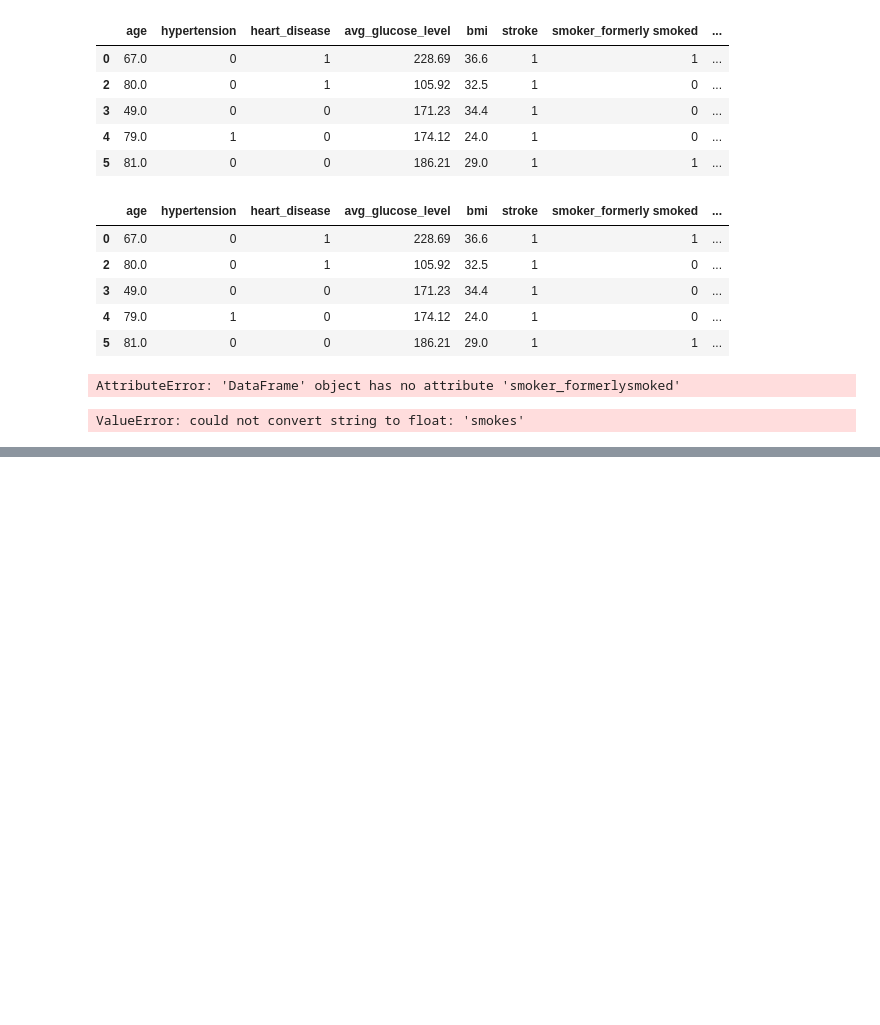
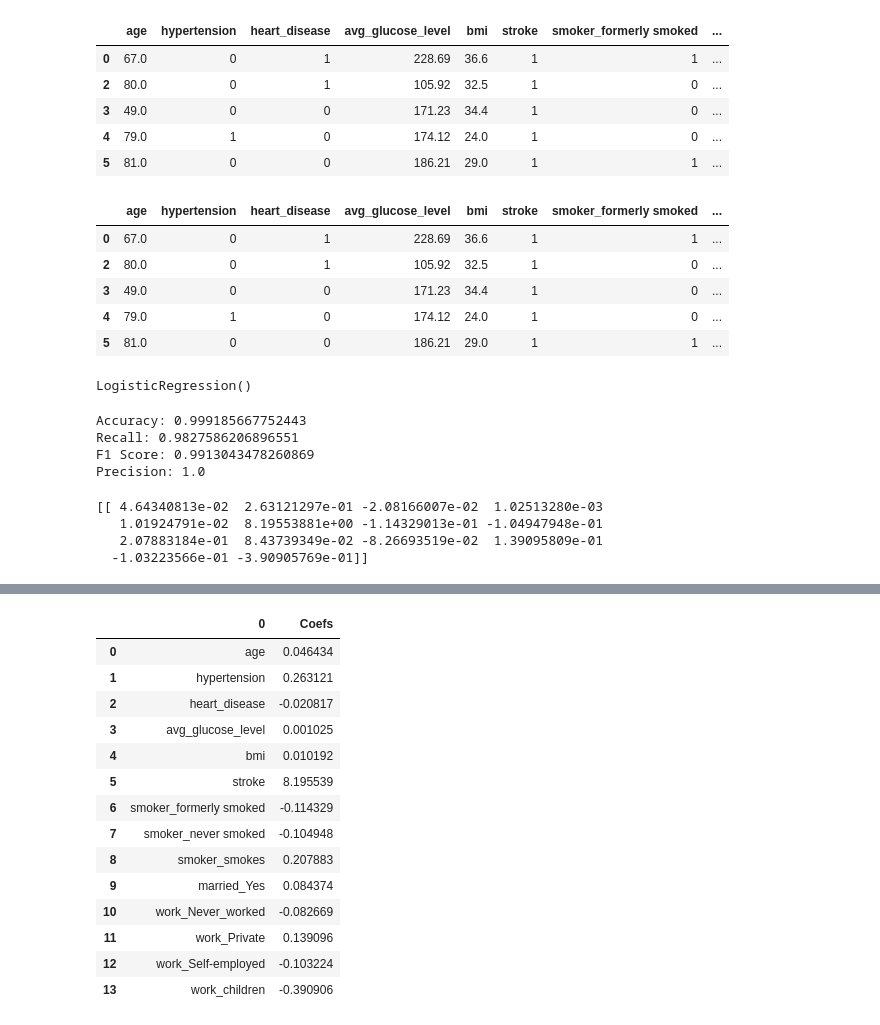
Before and after one commit to Jacobheyman702/Stroke_Classification-, a Jupyter notebook: Stroke_classifier.ipynb, the cells around one changed output, grey strips where cells are left out. Cells and saved outputs as stored; diff of their text form; code cells hidden in the pictures; blank space fills up the shorter version.

```diff
--- a/Stroke_classifier.ipynb
+++ b/Stroke_classifier.ipynb
@@ -309,8 +309,8 @@ def evaluation(y_test, y_pred):
     print('F1 Score: ' + str(metrics.f1_score(y_test, y_pred)))
     print('Precision: ' + str(metrics.precision_score(y_test, y_pred)))
 # %%
-X = stroke_pred
-y= df_3.stroke
+X = df_3
+y= df.stroke
 
 X_train, X_test, y_train, y_test = train_test_split(X, y, random_state=1)
 # %%
@@ -322,12 +322,28 @@ df_3.head()
 | 3 | 49.0 | 0 | 0 | 171.23 | 34.4 | 1 | 0 | ... |
 | 4 | 79.0 | 1 | 0 | 174.12 | 24.0 | 1 | 0 | ... |
 | 5 | 81.0 | 0 | 0 | 186.21 | 29.0 | 1 | 1 | ... |
-# %%
-df_3.smoker_formerly smoked.value_counts()
-# %% [output]
-AttributeError: 'DataFrame' object has no attribute 'smoker_formerlysmoked'
 # %%
 lr = LogisticRegression()
 lr.fit(X_train,y_train)
 # %% [output]
-ValueError: could not convert string to float: 'smokes'
+LogisticRegression()
+# %%
+y_pred = lr.predict(X_test)
+evaluation(y_test, y_pred)
+# %% [output]
+Accuracy: 0.999185667752443
+Recall: 0.9827586206896551
+F1 Score: 0.9913043478260869
+Precision: 1.0
+# %%
+print(lr.coef_)
+# %% [output]
+[[ 4.64340813e-02  2.63121297e-01 -2.08166007e-02  1.02513280e-03
+   1.01924791e-02  8.19553881e+00 -1.14329013e-01 -1.04947948e-01
+   2.07883184e-01  8.43739349e-02 -8.26693519e-02  1.39095809e-01
+  -1.03223566e-01 -3.90905769e-01]]
+# %%
+coef_table = pd.DataFrame(list(X_train.columns)).copy()
+coef_table.insert(len(coef_table.columns),"Coefs",lr.coef_.transpose())
+coef_table
+# %% [output]
@@ -333,0 +351,15 @@ ValueError: could not convert string to float: 'smokes'
+|  | 0 | Coefs |
+| 0 | age | 0.046434 |
+| 1 | hypertension | 0.263121 |
+| 2 | heart_disease | -0.020817 |
+| 3 | avg_glucose_level | 0.001025 |
+| 4 | bmi | 0.010192 |
+| 5 | stroke | 8.195539 |
+| 6 | smoker_formerly smoked | -0.114329 |
+| 7 | smoker_never smoked | -0.104948 |
+| 8 | smoker_smokes | 0.207883 |
+| 9 | married_Yes | 0.084374 |
+| 10 | work_Never_worked | -0.082669 |
+| 11 | work_Private | 0.139096 |
+| 12 | work_Self-employed | -0.103224 |
+| 13 | work_children | -0.390906 |
```
Also changed, not shown: parts of 1 cell of this notebook.
